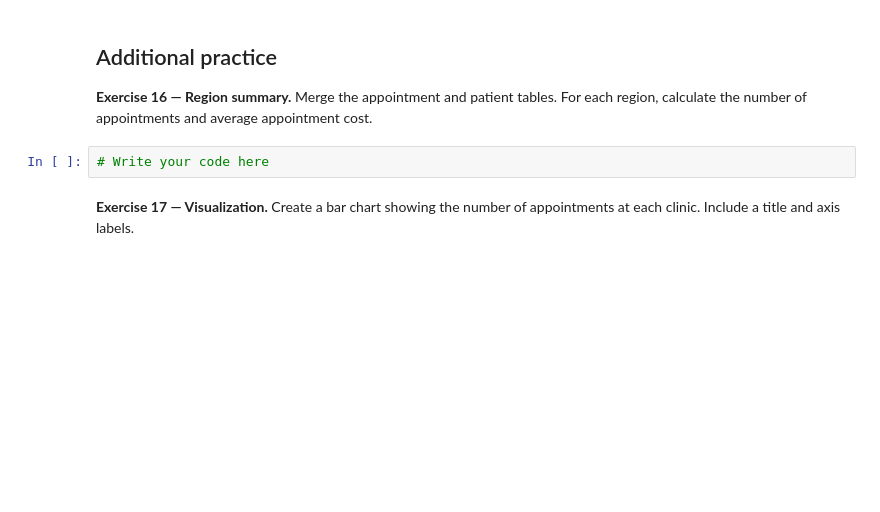
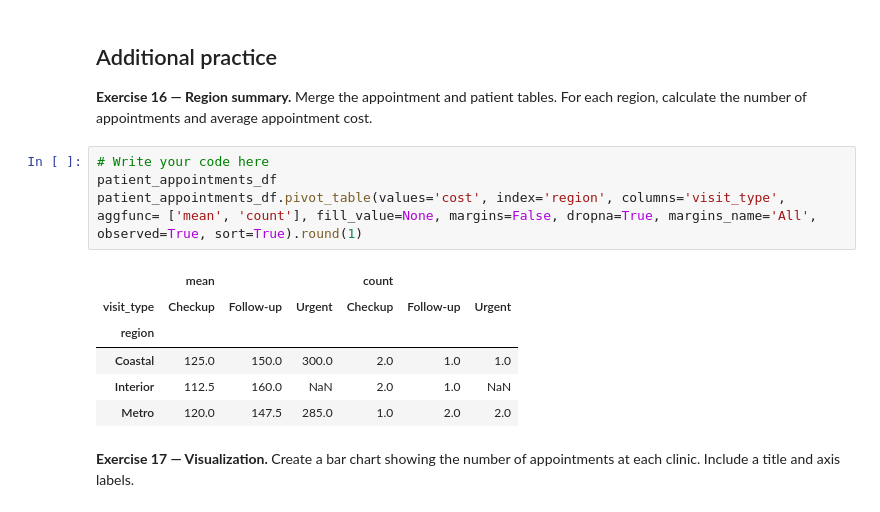
Before and after one commit to olubunmii/CPSC-4800, a Jupyter notebook: Pandas_Fundamentals_Student_Practice.ipynb, the cells around one changed output. Saved outputs shown, nothing was run; the diff lists cells and outputs as text; blank space fills up the shorter version.

```diff
--- a/Pandas_Fundamentals_Student_Practice.ipynb
+++ b/Pandas_Fundamentals_Student_Practice.ipynb
@@ -245,6 +304,15 @@ visit_date[['visit_date', 'day_of_the_week', 'name_of_day_of_the_week']]
 **Exercise 16 — Region summary.** Merge the appointment and patient tables. For each region, calculate the number of appointments and average appointment cost.
 # %%
 # Write your code here
+patient_appointments_df
+patient_appointments_df.pivot_table(values='cost', index='region', columns='visit_type', aggfunc= ['mean', 'count'], fill_value=None, margins=False, dropna=True, margins_name='All', observed=True, sort=True).round(1)
+# %% [output]
+|  | mean |  |  | count |  |  |
+| visit_type | Checkup | Follow-up | Urgent | Checkup | Follow-up | Urgent |
+| region |  |  |  |  |  |  |
+| Coastal | 125.0 | 150.0 | 300.0 | 2.0 | 1.0 | 1.0 |
+| Interior | 112.5 | 160.0 | NaN | 2.0 | 1.0 | NaN |
+| Metro | 120.0 | 147.5 | 285.0 | 1.0 | 2.0 | 2.0 |
 # %% [markdown]
 **Exercise 17 — Visualization.** Create a bar chart showing the number of appointments at each clinic. Include a title and axis labels.
 # %%
```
Also changed, not shown: parts of 16 cells of this notebook, 3 other files.
